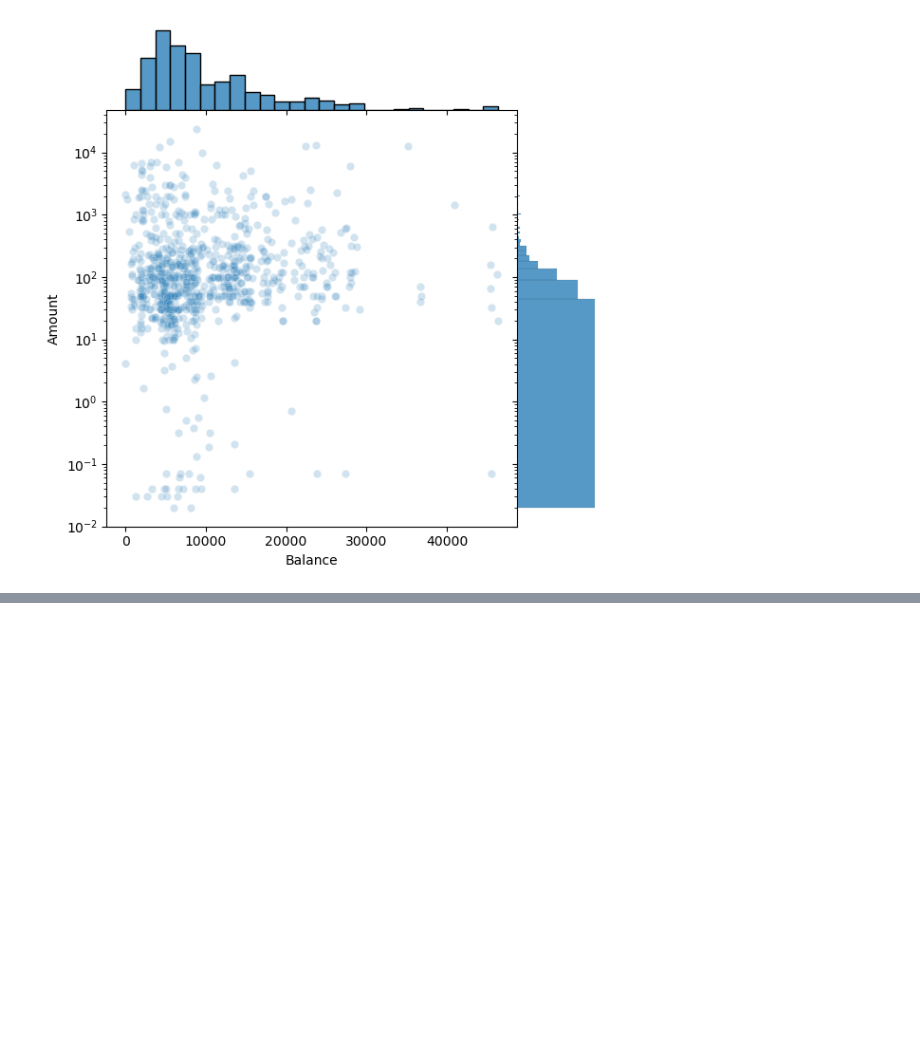
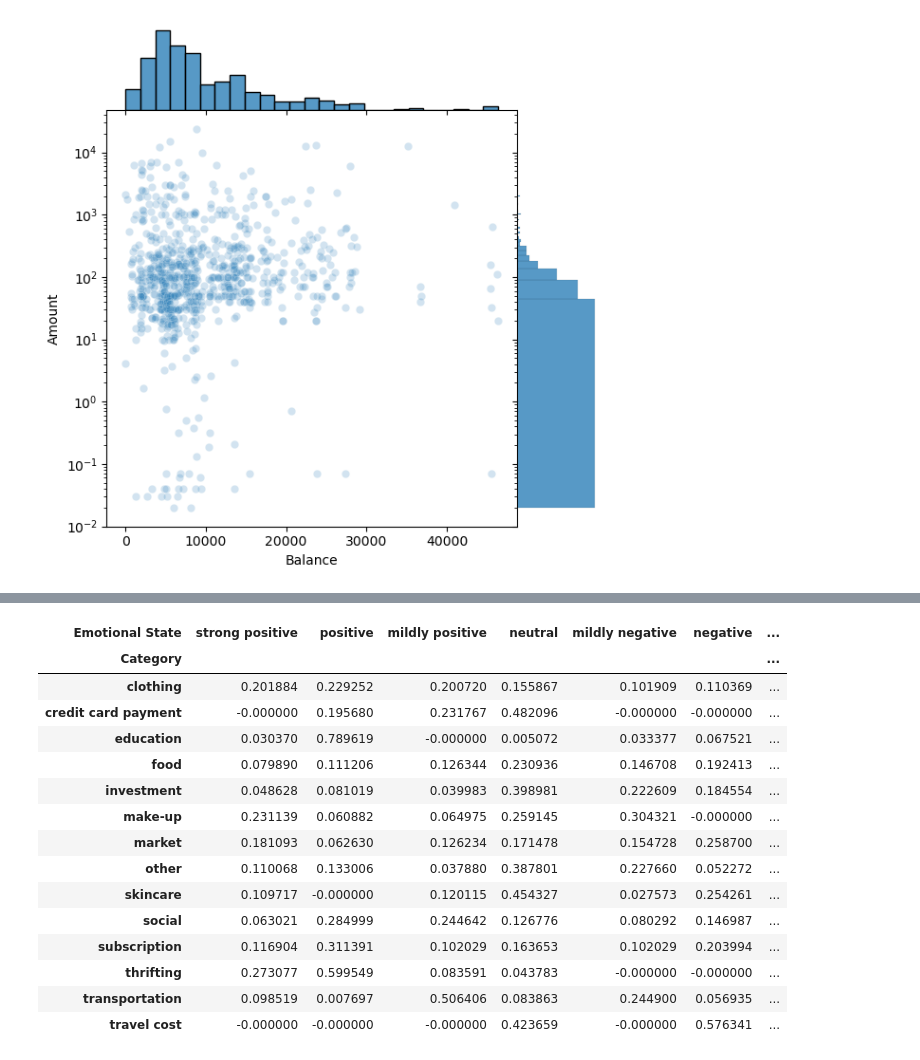
Before and after one commit to sudentrs/DSA210-Data-Science-Term-Project, a Jupyter notebook: EDA.ipynb, the cells around one changed output, grey strips where cells are left out. Saved outputs shown, nothing was run; the diff lists cells and outputs as text; code cells hidden in the pictures; blank space fills up the shorter version.

```diff
--- a/EDA.ipynb
+++ b/EDA.ipynb
@@ -237,0 +285,3 @@ plt.show()
+# %%
+df = pd.read_excel('C:/Users/sudet/Downloads/210/final_dataset.xlsx')
+df.head()
@@ -237,0 +320,35 @@ plt.show()
+# %%
+import plotly.express as px
+
+# Analyze spending patterns within each category by emotional state
+category_emotion_analysis = df.groupby(['Category', 'Emotional State'])['Amount'].sum().unstack(fill_value=0)
+
+# Normalize spending within each category to see proportions by emotional state
+category_emotion_normalized = category_emotion_analysis.div(category_emotion_analysis.sum(axis=1), axis=0)
+
+# Reorder the columns
+category_emotion_normalized = category_emotion_normalized[['strong positive', 'positive', 'mildly positive', 'neutral', 'mildly negative', 'negative', 'strong negative']]
+
+# Visualize the proportions for each category
+fig = px.bar(category_emotion_normalized.T, barmode='stack', title='Spending Patterns by Category and Emotional State')
+fig.update_layout(yaxis_title='Proportion of Spending', xaxis_title='Emotional State')
+fig.show()
+
+category_emotion_normalized
+# %% [output]
+| Emotional State | strong positive | positive | mildly positive | neutral | mildly negative | negative | ... |
+| Category |  |  |  |  |  |  | ... |
+| clothing | 0.201884 | 0.229252 | 0.200720 | 0.155867 | 0.101909 | 0.110369 | ... |
+| credit card payment | -0.000000 | 0.195680 | 0.231767 | 0.482096 | -0.000000 | -0.000000 | ... |
+| education | 0.030370 | 0.789619 | -0.000000 | 0.005072 | 0.033377 | 0.067521 | ... |
+| food | 0.079890 | 0.111206 | 0.126344 | 0.230936 | 0.146708 | 0.192413 | ... |
+| investment | 0.048628 | 0.081019 | 0.039983 | 0.398981 | 0.222609 | 0.184554 | ... |
+| make-up | 0.231139 | 0.060882 | 0.064975 | 0.259145 | 0.304321 | -0.000000 | ... |
+| market | 0.181093 | 0.062630 | 0.126234 | 0.171478 | 0.154728 | 0.258700 | ... |
+| other | 0.110068 | 0.133006 | 0.037880 | 0.387801 | 0.227660 | 0.052272 | ... |
+| skincare | 0.109717 | -0.000000 | 0.120115 | 0.454327 | 0.027573 | 0.254261 | ... |
+| social | 0.063021 | 0.284999 | 0.244642 | 0.126776 | 0.080292 | 0.146987 | ... |
+| subscription | 0.116904 | 0.311391 | 0.102029 | 0.163653 | 0.102029 | 0.203994 | ... |
+| thrifting | 0.273077 | 0.599549 | 0.083591 | 0.043783 | -0.000000 | -0.000000 | ... |
+| transportation | 0.098519 | 0.007697 | 0.506406 | 0.083863 | 0.244900 | 0.056935 | ... |
+| travel cost | -0.000000 | -0.000000 | -0.000000 | 0.423659 | -0.000000 | 0.576341 | ... |
```
Also changed, not shown: parts of 4 cells of this notebook, 1 other file.
